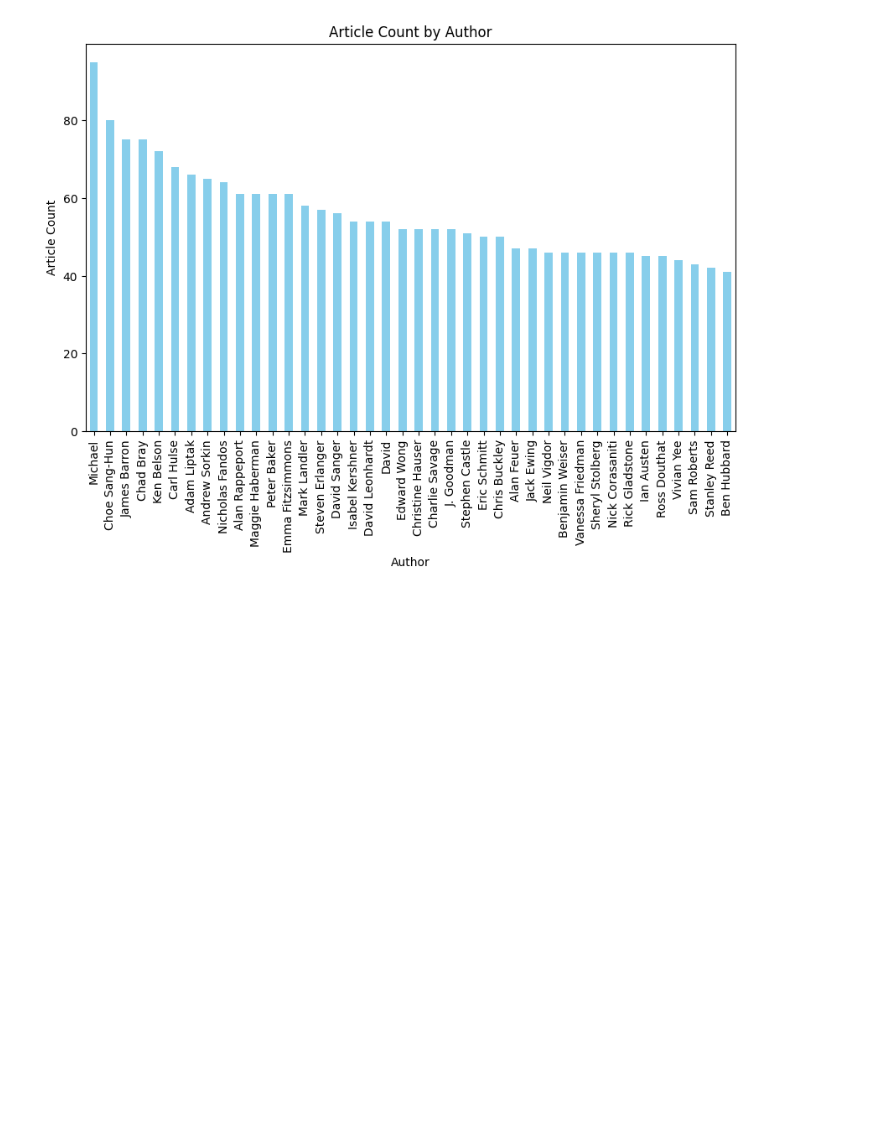
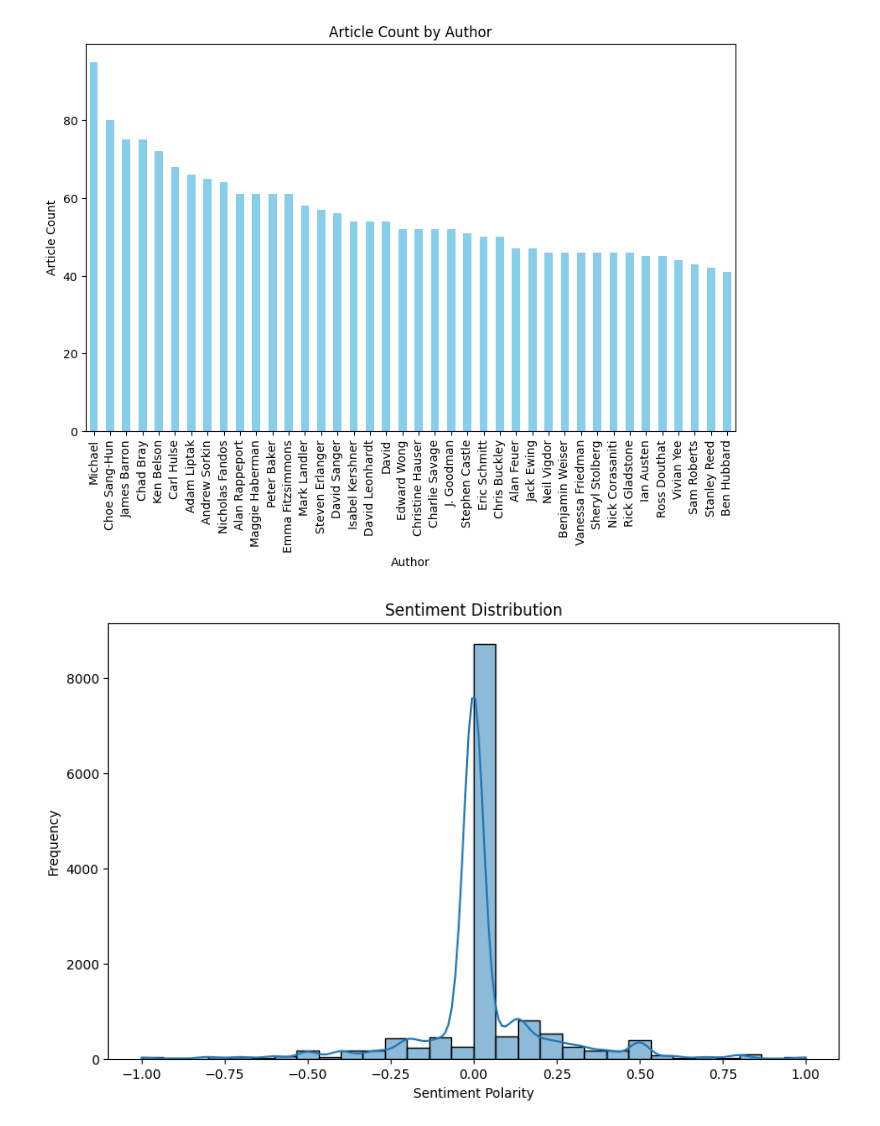
Before and after one commit to udaychhina/4880-project, a Jupyter notebook: project.ipynb, the cells around one changed output. Cells and saved outputs as stored; diff of their text form; code cells hidden in the pictures; blank space fills up the shorter version.

```diff
--- a/project.ipynb
+++ b/project.ipynb
@@ -180,6 +180,7 @@ for article in articles:
         'type_of_material': article.get('type_of_material'),
         'multimedia_count': len(article.get('multimedia', [])),
         'author': extract_main_author(article.get('byline', {})),
+        'abstract': article.get('abstract'),
     }
     # Add the keywords with subcategories
     article_data.update(extract_keywords_with_subcategories(article))
@@ -569,3 +459,18 @@ plt.ylabel("Article Count")
 plt.show()
 # %% [output]
 [figure]
+# %%
+from textblob import TextBlob
+
+df['sentiment'] = df['headline'].apply(
+    lambda x: TextBlob(x).sentiment.polarity)
+
+# Plot the distribution of sentiment
+plt.figure(figsize=(10, 6))
+sns.histplot(df['sentiment'], bins=30, kde=True)
+plt.title('Sentiment Distribution')
+plt.xlabel('Sentiment Polarity')
+plt.ylabel('Frequency')
+plt.show()
+# %% [output]
+[figure, added]
```
Also changed, not shown: parts of 31 cells of this notebook, 2 other files.
